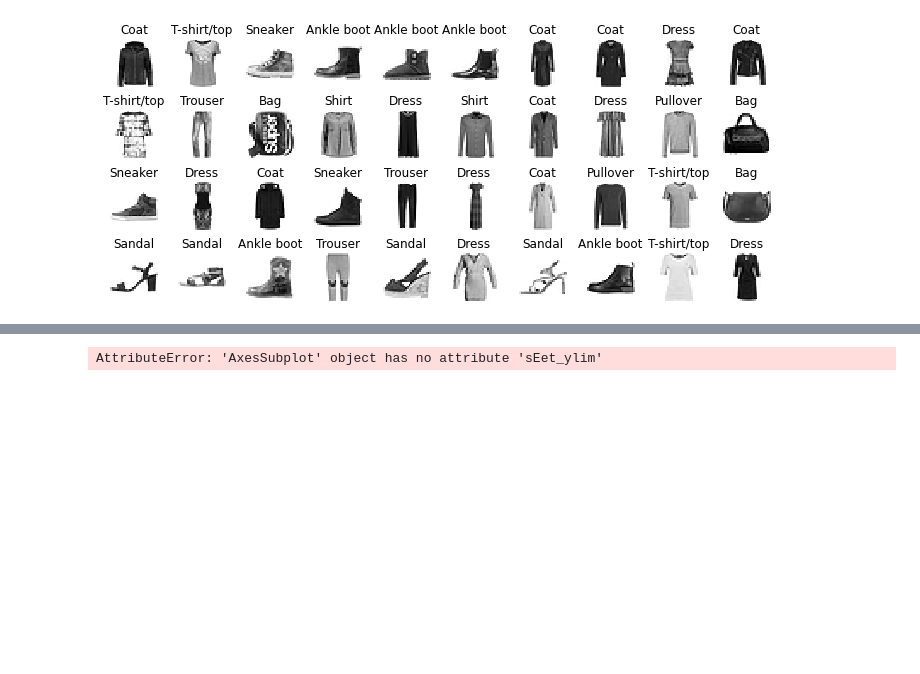
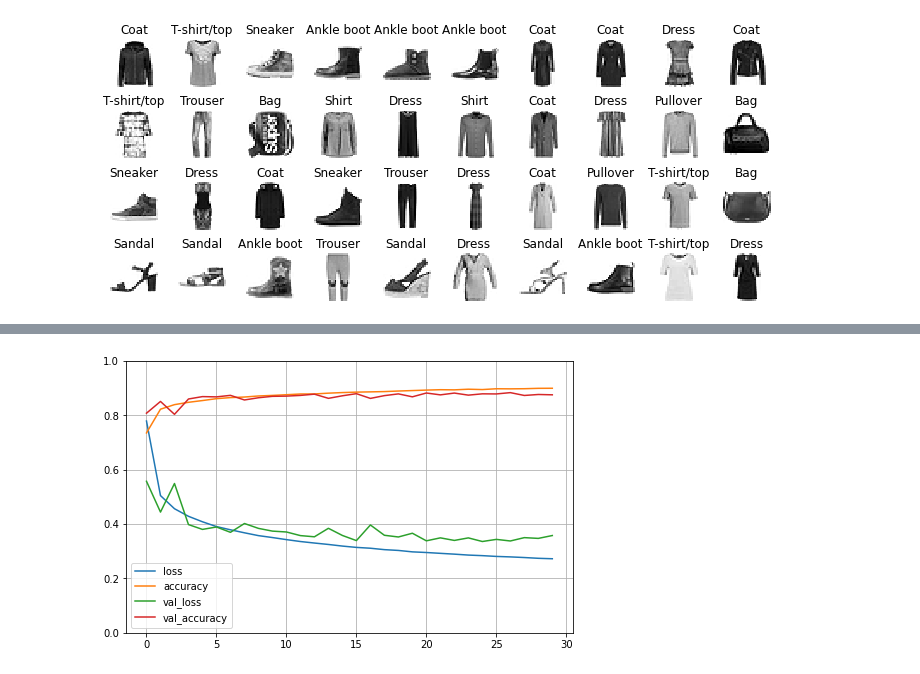
Before and after one commit to Maitan21/Machine-Learning, a Jupyter notebook: ML/run_project/Assignment#3.ipynb, the cells around one changed output, grey strips where cells are left out. Cells and saved outputs as stored; diff of their text form; code cells hidden in the pictures; blank space fills up the shorter version.

```diff
--- a/ML/run_project/Assignment#3.ipynb
+++ b/ML/run_project/Assignment#3.ipynb
@@ -89,7 +88,7 @@ import pandas as pd
 
 pd.DataFrame(history.history).plot(figsize=(8, 5))
 plt.grid(True)
-plt.gca().sEet_ylim(0, 1)
+plt.gca().set_ylim(0, 1)
 plt.show()
 # %% [output]
 Epoch 1/30
@@ -112,4 +111,4 @@ Epoch 30/30
-AttributeError: 'AxesSubplot' object has no attribute 'sEet_ylim'
+[figure, added]
 # %%
 model.evaluate(X_test, y_test)
 # %% [output]
```
Also changed, not shown: parts of 9 cells of this notebook, 3 other files.
